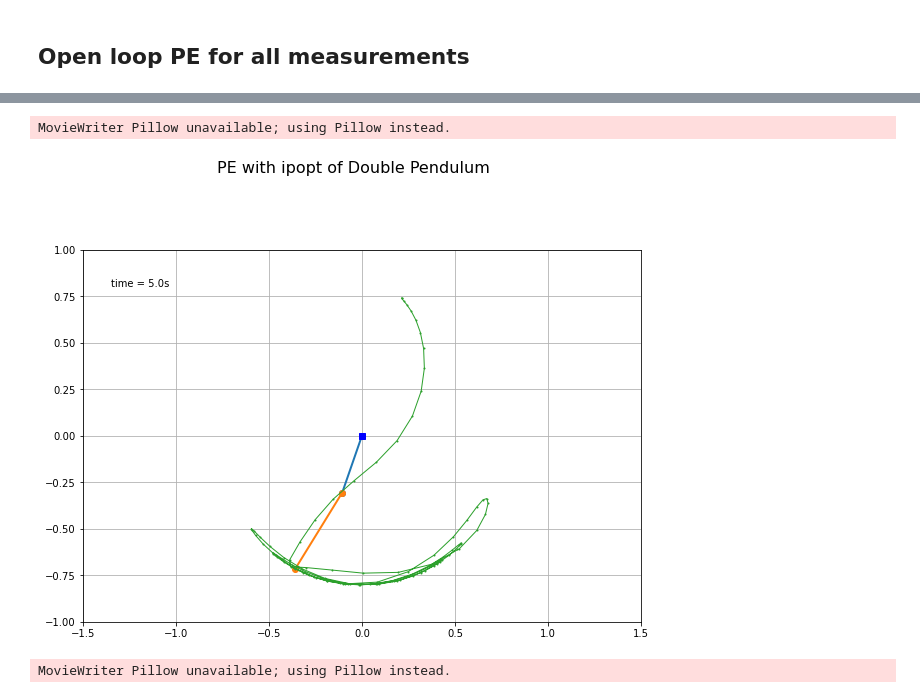
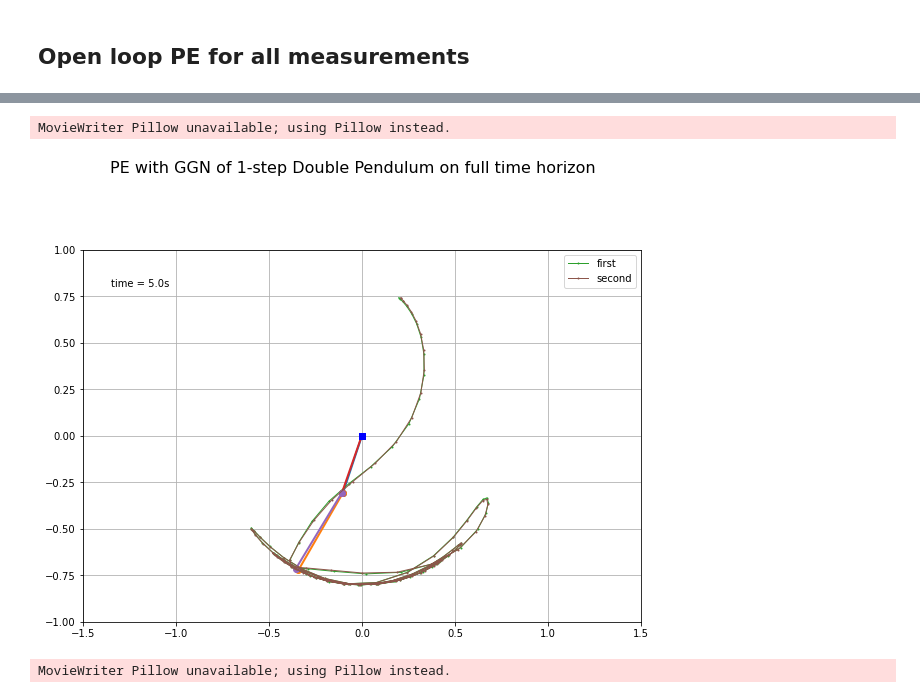
Before and after one commit to LeonieKreis/MovingHorizonEstimation, a Jupyter notebook: code/Double_Pendulum_MHE_v3_1.ipynb, the cells around one changed output, grey strips where cells are left out. Cells and saved outputs as stored; diff of their text form; code cells hidden in the pictures.

```diff
--- a/code/Double_Pendulum_MHE_v3_1.ipynb
+++ b/code/Double_Pendulum_MHE_v3_1.ipynb
@@ -109,7 +109,7 @@ MovieWriter Pillow unavailable; using Pillow instead.
 ## Generate synthetic measurements
 # %%
 # generate synthetic measurements of the states
-sigma = [0.001,0.001,0.05,0.05,0.05,0.05]
+sigma = [0.01,0.01,0.05,0.05,0.05,0.05]
 sigma2 = [0.00001,0.00002,0.0002,0.0001,0.0001,0.0001]
 #p_true = [0.1,0.05] defined above
 M = L*N
@@ -231,8 +223,9 @@ print(s_opt.shape)
 (600,)
 (606,)
 # %%
-animate_double_pendulum("../plots/statenoise/ipopt.gif", s_opt,'PE with ipopt of Double Pendulum', T=T, N=N)
+#animate_double_pendulum("Slides/2_1.gif", s_opt,'PE with GGN of 1-step Double Pendulum on full time horizon', T=T, N=N)
+animatecomparison_double_pendulum("Slides/2_1.gif", Res1, s_opt,'PE with GGN of 1-step Double Pendulum on full time horizon', T=T, N=N)
 # %% [output]
 MovieWriter Pillow unavailable; using Pillow instead.
-[figure, old version]
+[figure, new version]
 # %%
```
Also changed, not shown: parts of 20 cells of this notebook, 24 other files.
